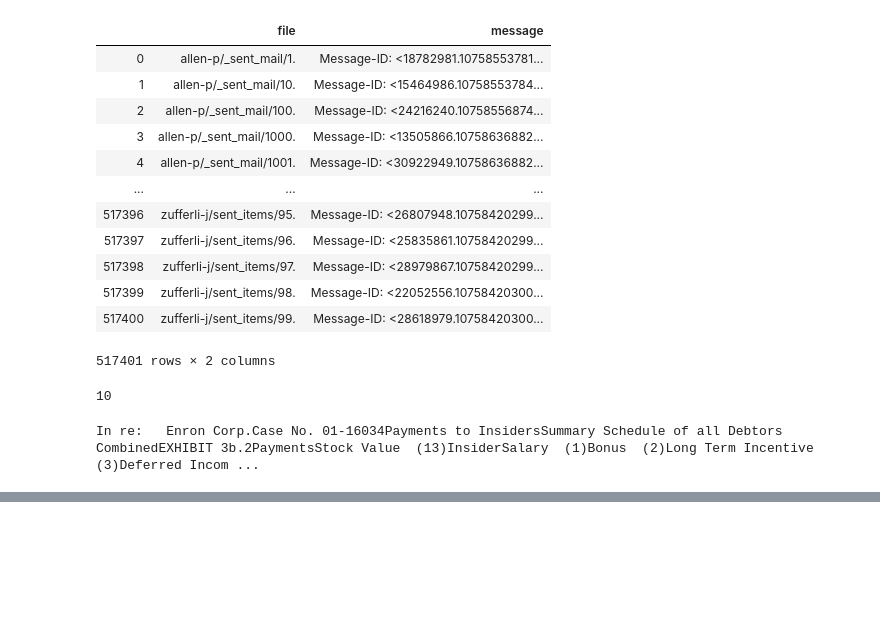
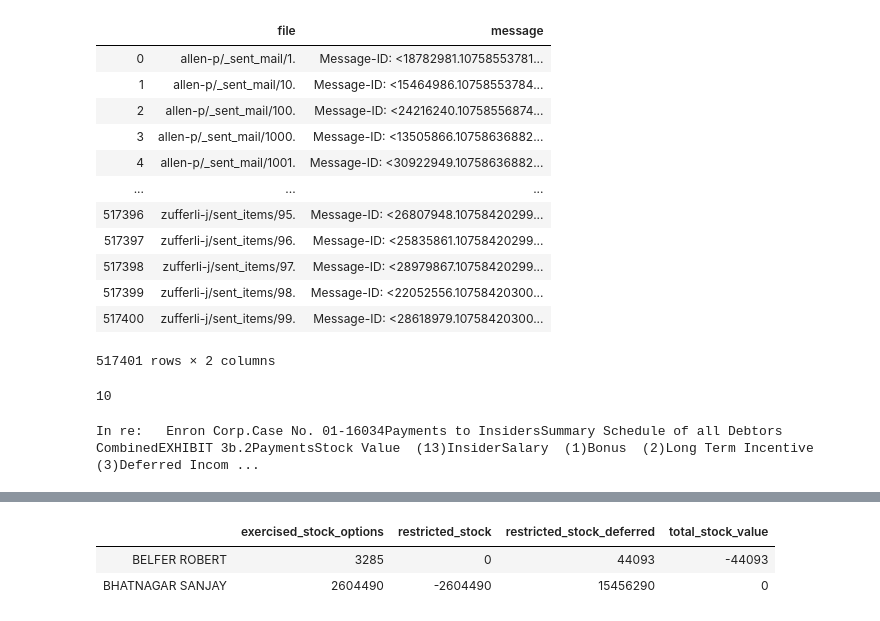
Before and after one commit to Sultan21Offline/Enron-analysis-using-Decision-Tree, a Jupyter notebook: Enron analysis using Decision Tree.ipynb, the cells around one changed output, grey strips where cells are left out. Cells and saved outputs as stored; diff of their text form; code cells hidden in the pictures; blank space fills up the shorter version.

```diff
--- a/Enron analysis using Decision Tree.ipynb
+++ b/Enron analysis using Decision Tree.ipynb
@@ -42,0 +89,10 @@ In re:   Enron Corp.Case No. 01-16034Payments to InsidersSummary Schedule of all
+# %%
+stocks = source_df[stock_features]
+stocks = stocks.replace('NaN', 0)
+# %%
+errors = stocks[stocks[stock_features[:-1]].sum(axis='columns') != stocks['total_stock_value']]
+errors.head()
+# %% [output]
+|  | exercised_stock_options | restricted_stock | restricted_stock_deferred | total_stock_value |
+| BELFER ROBERT | 3285 | 0 | 44093 | -44093 |
+| BHATNAGAR SANJAY | 2604490 | -2604490 | 15456290 | 0 |
```
Also changed, not shown: parts of 20 cells of this notebook.
